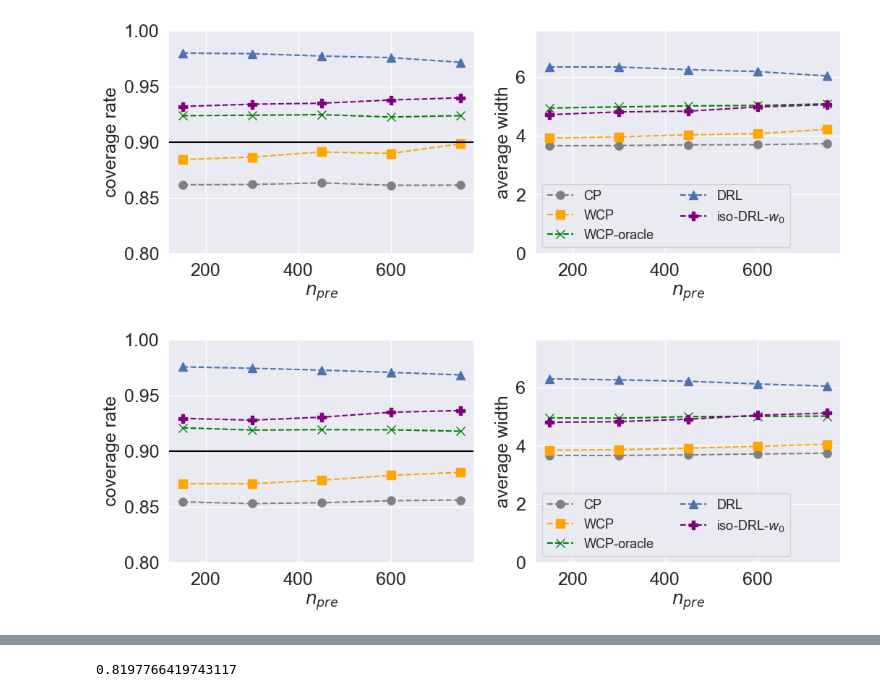
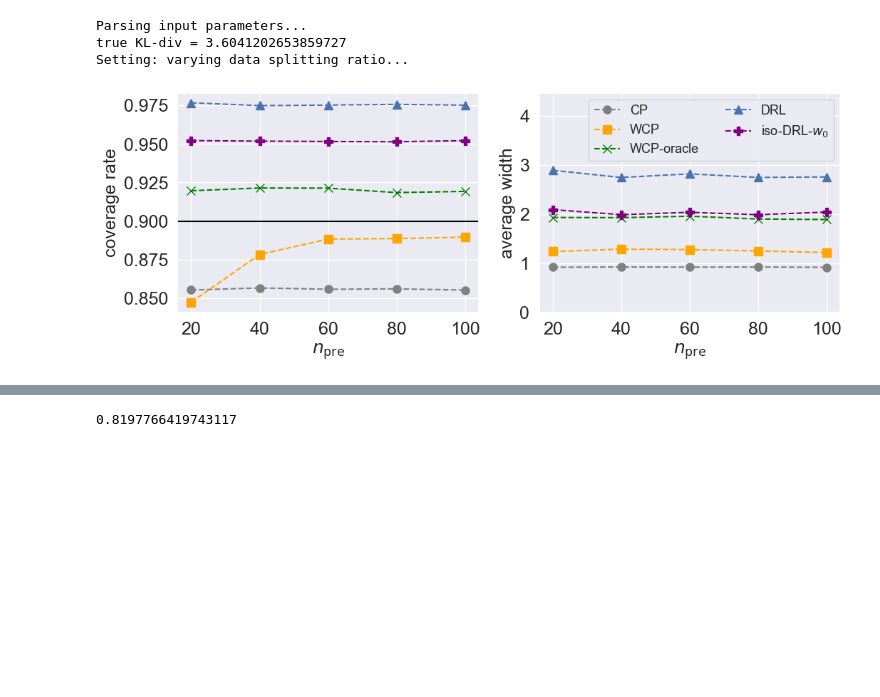
Before and after one commit to yugjerry/iso-DRL, a Jupyter notebook: plot.ipynb, the cells around one changed output, grey strips where cells are left out. Cells and saved outputs as stored; diff of their text form; code cells hidden in the pictures; blank space fills up the shorter version.

```diff
--- a/plot.ipynb
+++ b/plot.ipynb
@@ -46,17 +46,26 @@ plt.rc('figure', titlesize=BIGGER_SIZE)  # fontsize of the figure title
 # %%
 n1, n2 = 1000, 500
 repN = 1000
-d = 5
+d = 20
 mu_shift = 2.0
 alpha = 0.1
 f_div = 'kl'
 mis = True
-t_seq = [0.0, 0.25]
+t_seq = [0.0, 6.0]
+# %%
+!python3 -m simulation --mu_shift 2 --t_idx 5 --setting "pre_rt" --repN 1000 --d 20
+# %% [output]
+Parsing input parameters...
+true KL-div = 3.6041202653859727
+Setting: varying data splitting ratio...
 # %%
 setting = "pre_rt"
-rt_seq = [0.1, 0.2, 0.3, 0.4, 0.5]
-n_seq = [int(n1*pre_rt)+int(n2*pre_rt) for pre_rt in rt_seq]
-for t_idx in t_seq:
+# rt_seq = [0.1, 0.2, 0.3, 0.4, 0.5]
+# n_seq = [100, 200, 300, 400, 500]
+n_seq = [20, 40, 60, 80, 100]
+# n_seq = [int(n1*pre_rt)+int(n2*pre_rt) for pre_rt in rt_seq]
+# n_seq = rt_seq
+for t_idx in [5.0]:
     cov_0 = []
     cov_wt = []
     cov_wt_oracle = []
@@ -72,13 +81,16 @@ for t_idx in t_seq:
     len_rob = []
 
 
-    for pre_rt in rt_seq:
+#     for pre_rt in rt_seq:
+    for n_pre in n_seq:
 
-        n_est = int(n1*pre_rt)+int(n2*pre_rt)
+#         n_est = int(n1*pre_rt)+int(n2*pre_rt)
 
-        file_dir1 = './result/result/cov_%s_%s_%s_%s_%s_%s_%s_%s_%s.csv'% (n1,n2,repN,f_div,pre_rt,mu_shift,t_idx,mis,setting)
-        file_dir2 = './result/result/len_%s_%s_%s_%s_%s_%s_%s_%s_%s.csv'% (n1,n2,repN,f_div,pre_rt,mu_shift,t_idx,mis,setting)
-        plot_dir = './plot/plot_n_%s_%s_%s_%s_%s_%s_%s_%s.pdf'%(n1,n2,repN,f_div,mu_shift,t_idx,mis,setting)
+#         file_dir1 = './result/result/cov_%s_%s_%s_%s_%s_%s_%s_%s_%s.csv'% (n1,n2,repN,f_div,pre_rt,mu_shift,t_idx,mis,setting)
+#         file_dir2 = './result/result/len_%s_%s_%s_%s_%s_%s_%s_%s_%s.csv'% (n1,n2,repN,f_div,pre_rt,mu_shift,t_idx,mis,setting)
+        file_dir1 = './result/result_1/cov_%s_%s_%s_%s_%s_%s_%s_%s_%s_%s.csv'% (n1,n2,d,repN,f_div,n_pre,mu_shift,t_idx,mis,setting)
+        file_dir2 = './result/result_1/len_%s_%s_%s_%s_%s_%s_%s_%s_%s_%s.csv'% (n1,n2,d,repN,f_div,n_pre,mu_shift,t_idx,mis,setting)
+        plot_dir = './figs/plot_n_%s_%s_%s_%s_%s_%s_%s_%s_%s.pdf'%(n1,n2,d,repN,f_div,mu_shift,t_idx,mis,setting)
         df_cov = pd.read_csv(file_dir1)
         df_len = pd.read_csv(file_dir2)
 
@@ -89,39 +101,38 @@ for t_idx in t_seq:
         cov_iso.append(np.mean(df_cov.to_numpy()[:,4]))
         cov_rob.append(np.mean(df_cov.to_numpy()[:,5]))
 
         len_0.append(np.mean(df_len.to_numpy()[:,0]))
         len_wt.append(np.mean(df_len.to_numpy()[:,1]))
         len_wt_oracle.append(np.mean(df_len.to_numpy()[:,2]))
         len_dro.append(np.mean(df_len.to_numpy()[:,3]))
         len_iso.append(np.mean(df_len.to_numpy()[:,4]))
         len_rob.append(np.mean(df_len.to_numpy()[:,5]))
 
     fig, ax = plt.subplots(1,2,figsize=(12,4))
     ax[0].plot(n_seq, cov_0, c='gray', marker='o', linestyle='--', markersize=8, label='CP')
     ax[0].plot(n_seq, cov_wt, c='orange', marker='s', linestyle='--', markersize=8, label='WCP')
     ax[0].plot(n_seq, cov_wt_oracle, c='green', marker='x', linestyle='--', markersize=8, label='WCP-oracle')
 #     ax[0].plot(n_seq, cov_rob, c='lightseagreen', marker='o', linestyle='--', markersize=8, label=r'RCP')
     ax[0].plot(n_seq, cov_dro, 'b^--', markersize=8, label='DRL')
     ax[0].plot(n_seq, cov_iso, c='purple', marker='P', linestyle='--', markersize=8, label=r'iso-DRL-$w_0$')
-    ax[0].set_ylim((0.8,1))
+#     ax[0].set_ylim((0.84,1))
     ax[0].set_ylabel('coverage rate')
-    ax[0].set_xlabel(r'$n_{pre}$')
+    ax[0].set_xlabel(r'$n_{\rm pre}$')
     ax[0].axhline(y=1-alpha, c='black', linestyle='-')
 
     ax[1].plot(n_seq, len_0, c='gray', marker='o', linestyle='--', markersize=8, label='CP')
     ax[1].plot(n_seq, len_wt, c='orange', marker='s', linestyle='--', markersize=8, label='WCP')
     ax[1].plot(n_seq, len_wt_oracle, c='green', marker='x', linestyle='--', markersize=8, label='WCP-oracle')
 #     ax[1].plot(n_seq, len_rob, c='lightseagreen', marker='o', linestyle='--', markersize=8, label=r'RCP')
     ax[1].plot(n_seq, len_dro, 'b^--', markersize=8, label='DRL')
     ax[1].plot(n_seq, len_iso, c='purple', marker='P', linestyle='--', markersize=8, label=r'iso-DRL-$w_0$')
     ax[1].set_ylabel('average width')
-    ax[1].set_xlabel(r'$n_{pre}$')
-    ax[1].set_ylim((0,1.1*max(np.max(len_dro),np.max(len_rob))))
+    ax[1].set_xlabel(r'$n_{\rm pre}$')
+    ax[1].set_ylim((0,1.3*max(np.max(len_dro),np.max(len_rob))))
     ax[1].legend(loc='best', ncol=2, prop={'size': 13})#, bbox_to_anchor=(1, 1),)
     plt.savefig(plot_dir, bbox_inches='tight')
 # %% [output]
-[figure, old version]
+[figure, new version]
-[figure, removed]
 # %%
 # plot estimated KL
 for t_idx in t_seq:
```
Also changed, not shown: parts of 6 cells of this notebook, 4 other files.
